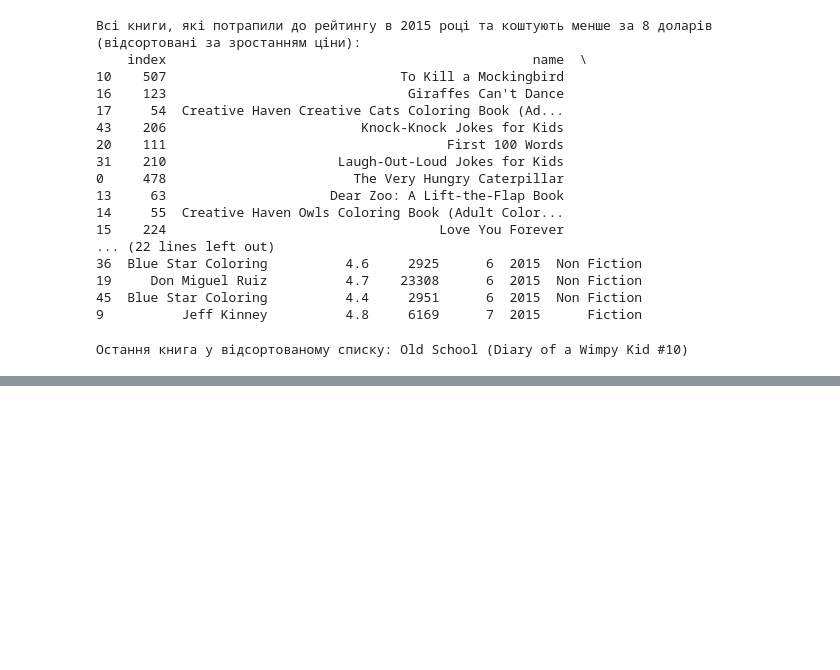
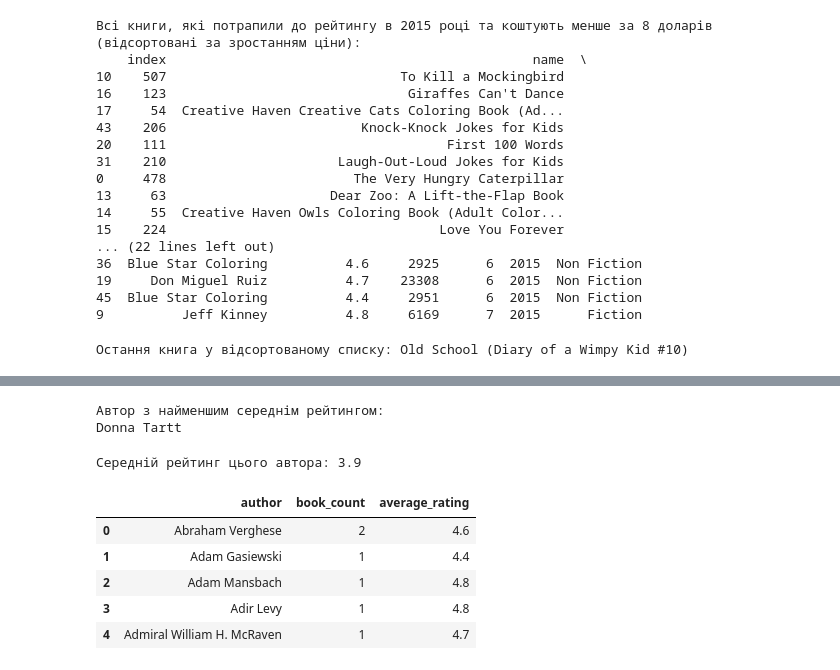
Before and after one commit to Taras55001/DC_HW2, a Jupyter notebook: Hw2.3.ipynb, the cells around one changed output, grey strips where cells are left out. Cells and saved outputs as stored; diff of their text form; code cells hidden in the pictures; blank space fills up the shorter version.

```diff
--- a/Hw2.3.ipynb
+++ b/Hw2.3.ipynb
@@ -138,0 +163,7 @@ print(f"Остання книга у відсортованому списку:
+# %%
+# Тепер створіть новий датафрейм, який вміщатиме кількість книг для кожного з авторів
+#(використовуйте функції groupby та agg, для підрахунку кількості використовуйте count).
+#Не беріть усі стовпці, виберете тільки потрібні
+author_book_counts = df.groupby('author')['name'].count().reset_index()
+author_book_counts.columns = ['author', 'book_count']
+print(author_book_counts)
@@ -138,0 +203,7 @@ print(f"Остання книга у відсортованому списку:
+# %%
+# Тепер створіть другий датафрейм, який буде вміщати середній рейтинг для кожного автора
+#(використовуйте функції groupby та agg, для підрахунку середнього значення використовуйте mean).
+#Не беріть усі стовпці, виберете тільки потрібні
+author_average_ratings = df.groupby('author')['user_rating'].mean().reset_index()
+author_average_ratings.columns = ['name', 'average_rating']
+print(author_average_ratings)
@@ -138,0 +225,26 @@ print(f"Остання книга у відсортованому списку:
+# %%
+# У якого автора середній рейтинг мінімальний?
+author_with_min_average_rating = author_average_ratings[author_average_ratings.average_rating == author_average_ratings['average_rating'].min()]
+print(f"Автор з найменшим середнім рейтингом:")
+print(author_with_min_average_rating.iloc[0]['name'])
+# %% [output]
+Автор з найменшим середнім рейтингом:
+Donna Tartt
+# %%
+#Який у цього автора середній рейтинг?
+print(f"Середній рейтинг цього автора: {author_with_min_average_rating.iloc[0]['average_rating']}")
+# %% [output]
+Середній рейтинг цього автора: 3.9
+# %%
+# З'єднайте останні два датафрейми так, щоб для кожного автора було видно кількість книг та середній рейтинг
+#(Використовуйте функцію concat з параметром axis=1). Збережіть результат у змінну
+merged_df = pd.concat([author_book_counts, author_average_ratings], axis=1)
+merged_df.drop(columns=['name'], inplace=True)
+merged_df.head()
+# %% [output]
+|  | author | book_count | average_rating |
+| 0 | Abraham Verghese | 2 | 4.6 |
+| 1 | Adam Gasiewski | 1 | 4.4 |
+| 2 | Adam Mansbach | 1 | 4.8 |
+| 3 | Adir Levy | 1 | 4.8 |
+| 4 | Admiral William H. McRaven | 1 | 4.7 |
```
Also changed, not shown: parts of 11 cells of this notebook.
